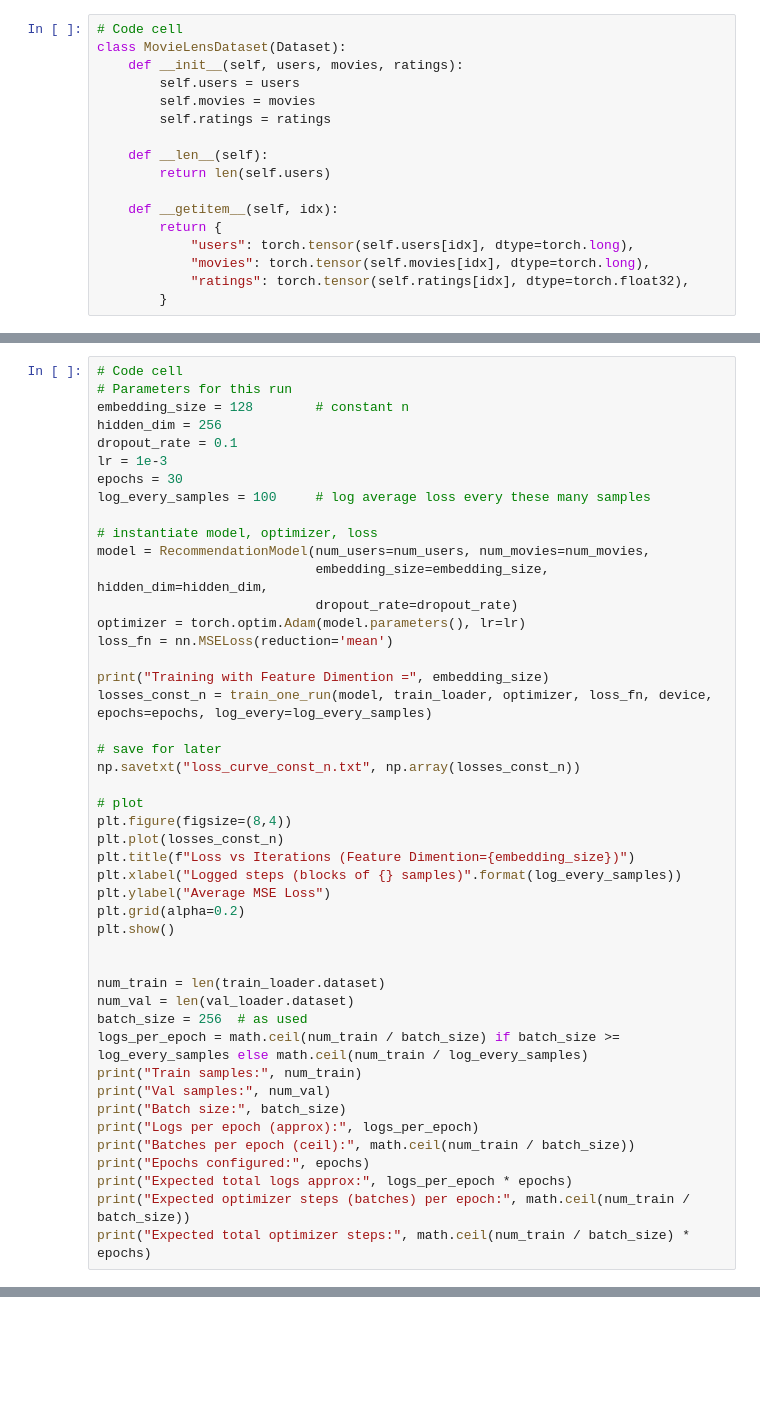
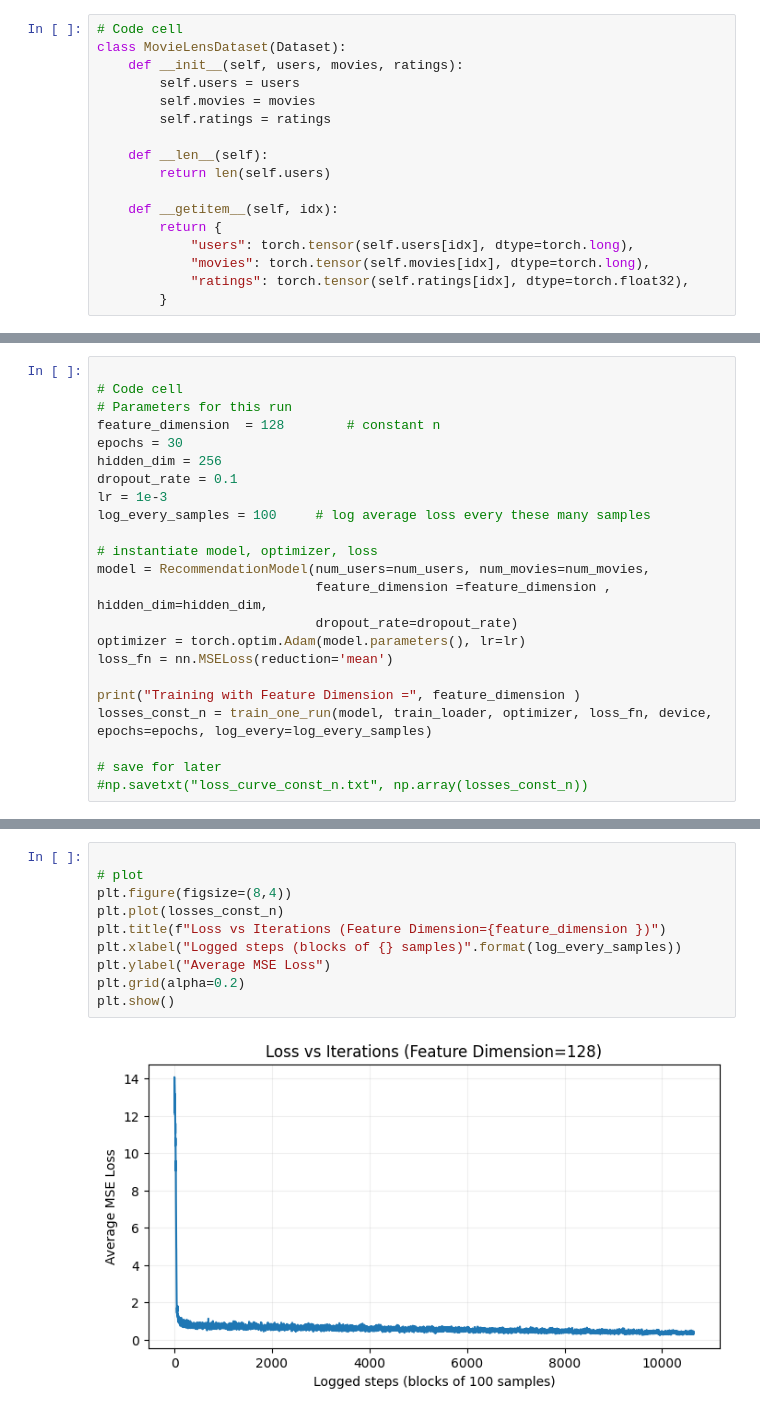
Before and after one commit to trewto/EEE-6608-Assignments, a Jupyter notebook: Final_Term_Project/program.ipynb, the cells around one changed output, grey strips where cells are left out. Saved outputs shown, nothing was run; the diff lists cells and outputs as text; blank space fills up the shorter version.

```diff
--- a/Final_Term_Project/program.ipynb
+++ b/Final_Term_Project/program.ipynb
@@ -227,47 +221,24 @@ def evaluate_model(model, val_loader, loss_fn, device):
 # %%
+
 # Code cell
 # Parameters for this run
-embedding_size = 128        # constant n
+feature_dimension  = 128        # constant n
+epochs = 30
 hidden_dim = 256
 dropout_rate = 0.1
 lr = 1e-3
-epochs = 30
 log_every_samples = 100     # log average loss every these many samples
 
 # instantiate model, optimizer, loss
 model = RecommendationModel(num_users=num_users, num_movies=num_movies,
-                            embedding_size=embedding_size, hidden_dim=hidden_dim,
+                            feature_dimension =feature_dimension , hidden_dim=hidden_dim,
                             dropout_rate=dropout_rate)
 optimizer = torch.optim.Adam(model.parameters(), lr=lr)
 loss_fn = nn.MSELoss(reduction='mean')
 
-print("Training with Feature Dimention =", embedding_size)
+print("Training with Feature Dimension =", feature_dimension )
 losses_const_n = train_one_run(model, train_loader, optimizer, loss_fn, device, epochs=epochs, log_every=log_every_samples)
 
 # save for later
-np.savetxt("loss_curve_const_n.txt", np.array(losses_const_n))
-
-# plot
-plt.figure(figsize=(8,4))
-plt.plot(losses_const_n)
-plt.title(f"Loss vs Iterations (Feature Dimention={embedding_size})")
-plt.xlabel("Logged steps (blocks of {} samples)".format(log_every_samples))
-plt.ylabel("Average MSE Loss")
-plt.grid(alpha=0.2)
-plt.show()
-
-
-num_train = len(train_loader.dataset)
-num_val = len(val_loader.dataset)
-batch_size = 256  # as used
-logs_per_epoch = math.ceil(num_train / batch_size) if batch_size >= log_every_samples else math.ceil(num_train / log_every_samples)
-print("Train samples:", num_train)
-print("Val samples:", num_val)
-print("Batch size:", batch_size)
-print("Logs per epoch (approx):", logs_per_epoch)
-print("Batches per epoch (ceil):", math.ceil(num_train / batch_size))
-print("Epochs configured:", epochs)
-print("Expected total logs approx:", logs_per_epoch * epochs)
-print("Expected optimizer steps (batches) per epoch:", math.ceil(num_train / batch_size))
-print("Expected total optimizer steps:", math.ceil(num_train / batch_size) * epochs)
+#np.savetxt("loss_curve_const_n.txt", np.array(losses_const_n))
 # %% [output]
@@ -284,0 +246,12 @@ Expected total optimizer steps: 10650
+# %%
+
+# plot
+plt.figure(figsize=(8,4))
+plt.plot(losses_const_n)
+plt.title(f"Loss vs Iterations (Feature Dimension={feature_dimension })")
+plt.xlabel("Logged steps (blocks of {} samples)".format(log_every_samples))
+plt.ylabel("Average MSE Loss")
+plt.grid(alpha=0.2)
+plt.show()
+# %% [output]
+[figure, added]
```
Also changed, not shown: parts of 18 cells of this notebook, 4 other files.
